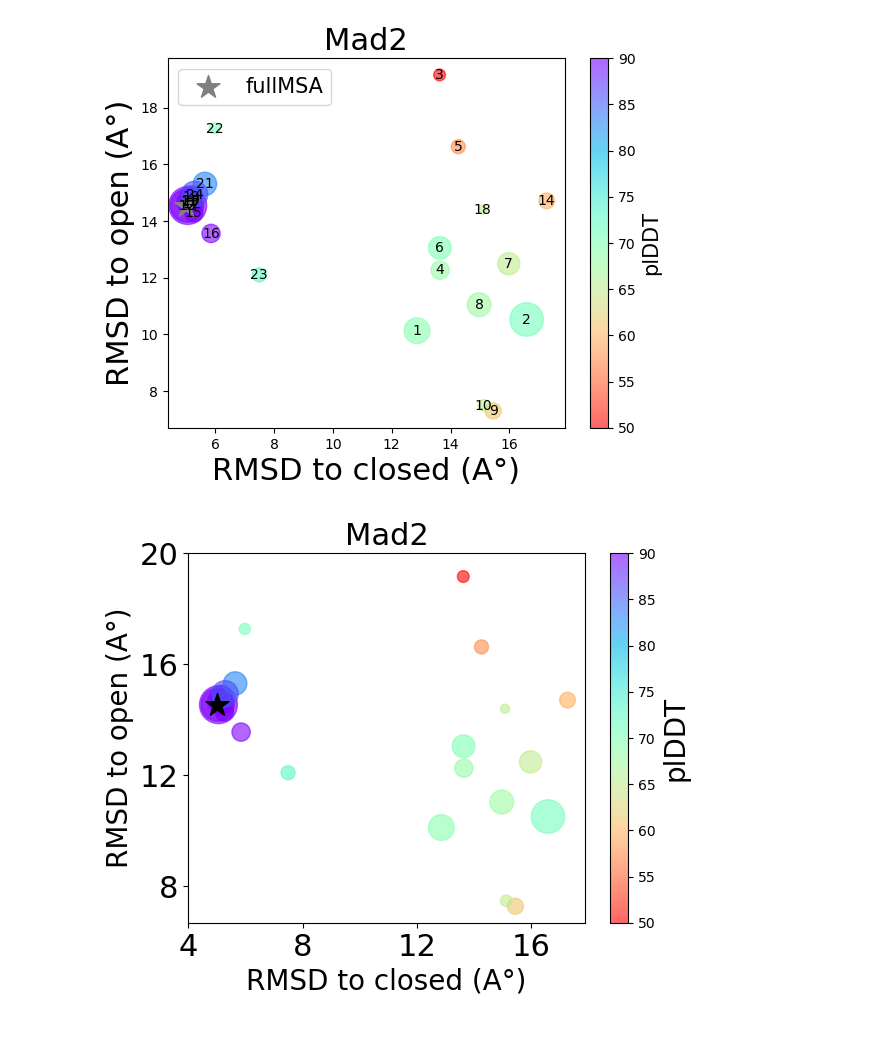
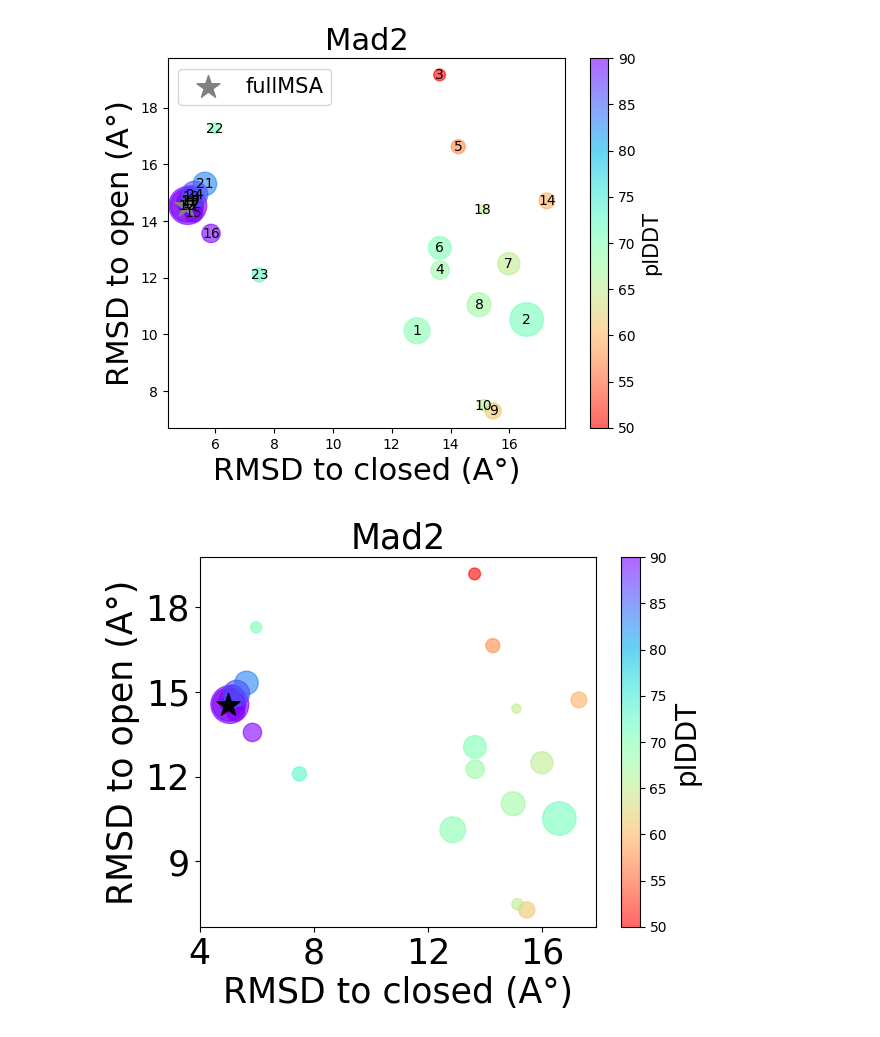
Before and after one commit to RitAreaSciencePark/MSARC, a Jupyter notebook: output_files/Mad2/2D_rmsd_plot.ipynb, the cells around one changed output. Drawn from its saved outputs; the diff is of its cells as text; code cells hidden in the pictures.

```diff
--- a/output_files/Mad2/2D_rmsd_plot.ipynb
+++ b/output_files/Mad2/2D_rmsd_plot.ipynb
@@ -172,32 +152,33 @@ plt.show()
 # %% [output]
 [figure]
 # %%
-plt.title(protein, fontsize=22)
+plt.title(protein, fontsize=25)
 sc = plt.scatter(rmsd_GS * 10, rmsd_FS * 10, c=plddt, cmap='rainbow_r', vmin=50, vmax=90, s=cl_size*3, alpha=0.6)
 cbar = plt.colorbar(sc, label='plDDT')  # Create colorbar and set label
 
 # Set font size for colorbar label
 cbar.ax.yaxis.label.set_fontsize(20)
 
 # Plotting a different marker for a specific point
 plt.scatter(rmsd_full_GS * 10, rmsd_full_FS * 10, marker='*', s=300, label='fullMSA', color='black')
 
 
 # Adding dashed lines
 #plt.axhline(y=4, color='black', linestyle='--')
 #plt.axvline(x=4, color='black', linestyle='--')
 
 # Setting limits and ticks for both axes
 #plt.xlim([0, 23])
 #plt.ylim([7, 22])
-plt.xticks([4,8,12,16], fontsize=22)
-plt.yticks([8,12,16,20], fontsize=22)
+plt.xticks([4,8,12,16], fontsize=25)
+plt.yticks([9,12,15,18], fontsize=25)
 
 # Adding labels and legend
-plt.xlabel('RMSD to '+pdb_GS+' (A°)', fontsize=20)
-plt.ylabel('RMSD to '+pdb_FS+' (A°)', fontsize=20)
+plt.xlabel('RMSD to '+pdb_GS+' (A°)', fontsize=25)
+plt.ylabel('RMSD to '+pdb_FS+' (A°)', fontsize=25)
+plt.savefig('Mad2_2D_v2.png', bbox_inches='tight', pad_inches=0.5)
 #plt.legend(fontsize=15)
 
 plt.show()
 # %% [output]
-[figure, old version]
+[figure, new version]
```
Also changed, not shown: parts of 5 cells of this notebook, 4 other files.
